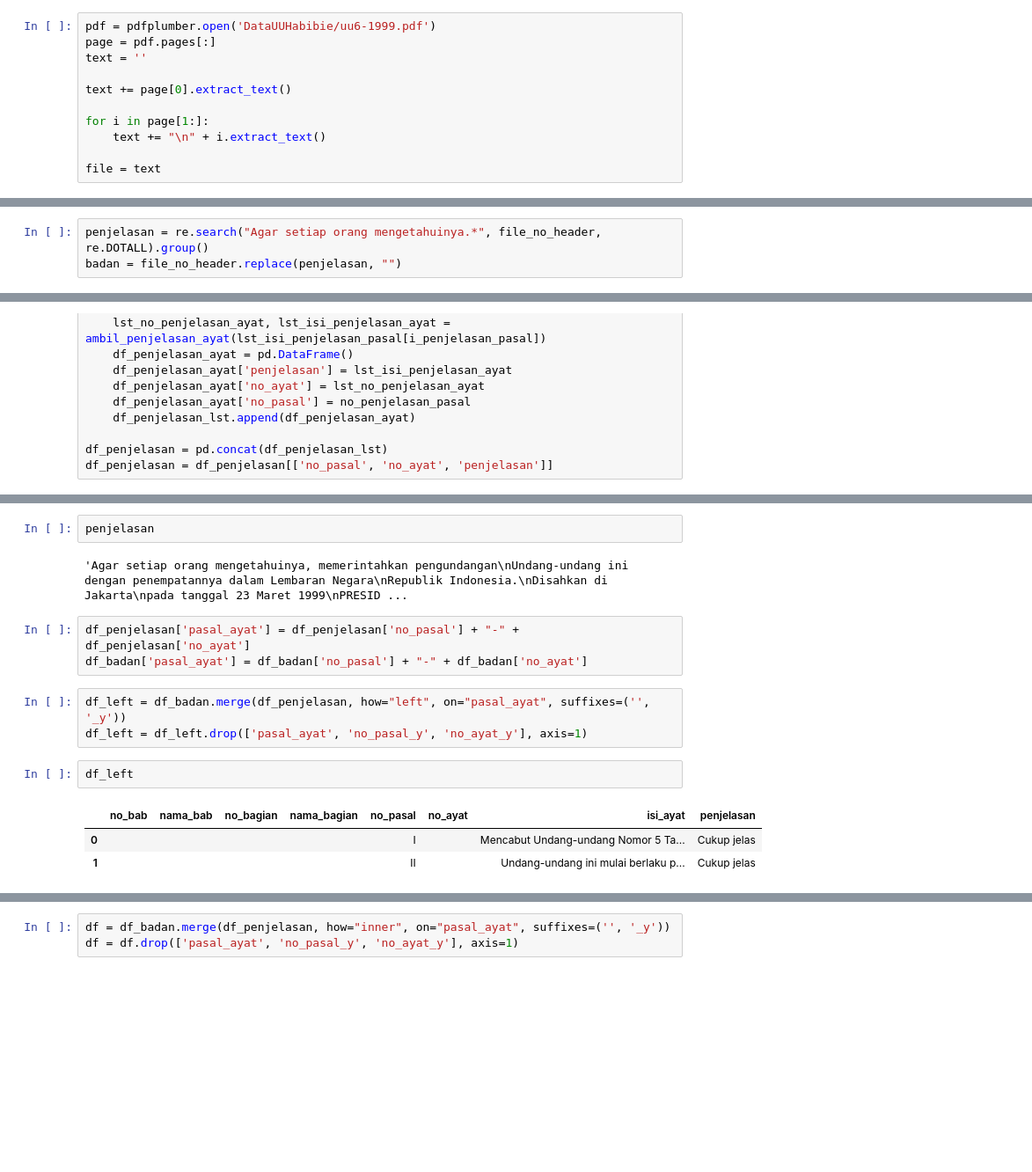
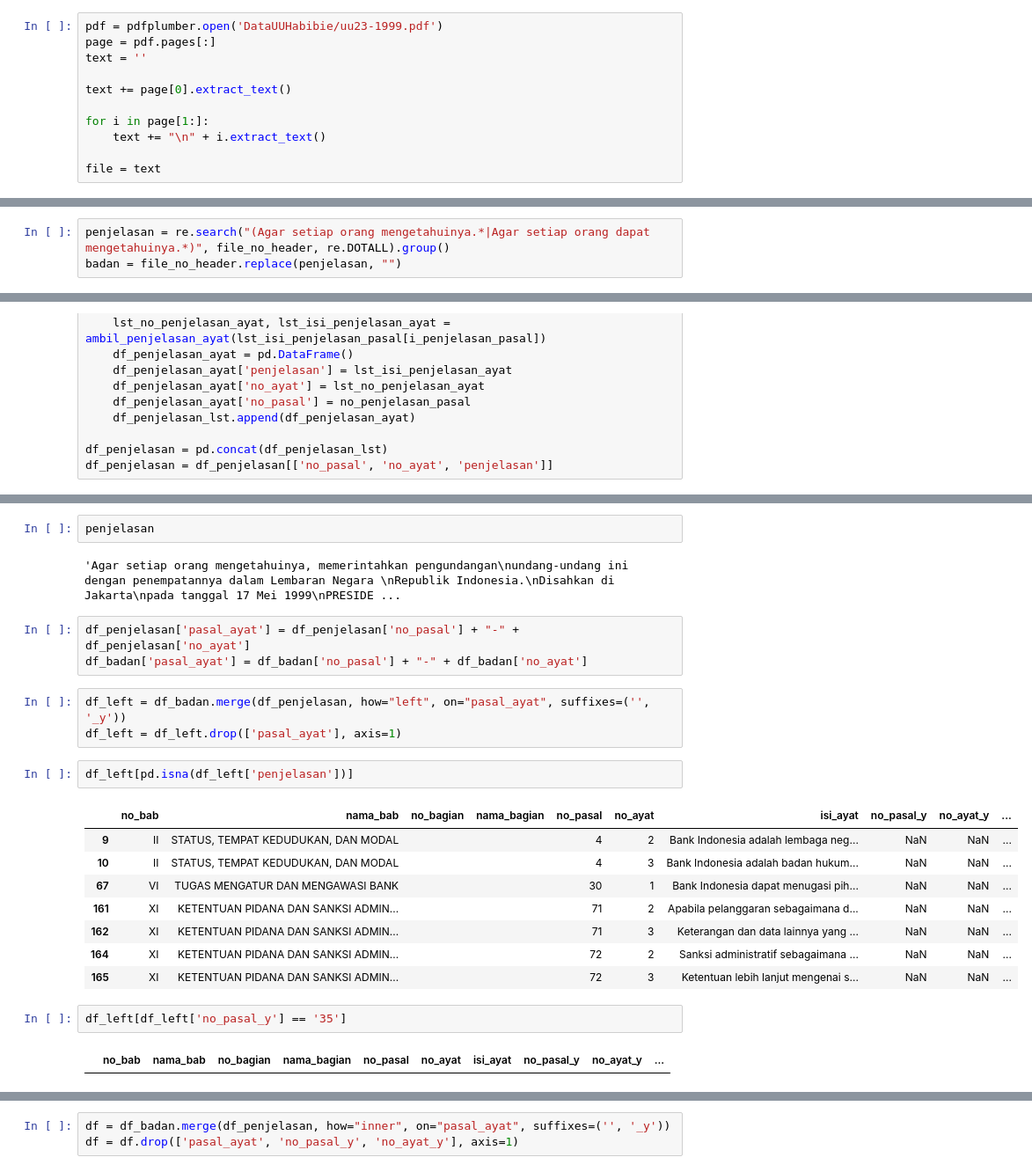
Before and after one commit to LemHS/TransformasiDataTextUU, a Jupyter notebook: uu8-1999.ipynb, the cells around one changed output, grey strips where cells are left out. Shown at 88% size. Saved outputs shown, nothing was run; the diff lists cells and outputs as text; blank space fills up the shorter version.

```diff
--- a/uu8-1999.ipynb
+++ b/uu8-1999.ipynb
@@ -3,7 +3,7 @@ import regex as re
 import pandas as pd
 import pdfplumber
 # %%
-pdf = pdfplumber.open('DataUUHabibie/uu6-1999.pdf')
+pdf = pdfplumber.open('DataUUHabibie/uu23-1999.pdf')
 page = pdf.pages[:]
 text = ''
 
@@ -34,7 +34,7 @@ file_no_header
 # %% [markdown]
 ## Pisah Penjelasan
 # %%
-penjelasan = re.search("Agar setiap orang mengetahuinya.*", file_no_header, re.DOTALL).group()
+penjelasan = re.search("(Agar setiap orang mengetahuinya.*|Agar setiap orang dapat mengetahuinya.*)", file_no_header, re.DOTALL).group()
 badan = file_no_header.replace(penjelasan, "")
 # %%
 penjelasan = re.sub("TAMBAHAN LEMBARAN NEGARA.*", "", penjelasan, flags=re.DOTALL)
@@ -305,18 +325,27 @@ df_penjelasan
 # %%
 penjelasan
 # %% [output]
-'Agar setiap orang mengetahuinya, memerintahkan pengundangan\nUndang-undang ini dengan penempatannya dalam Lembaran Negara\nRepublik Indonesia.\nDisahkan di Jakarta\npada tanggal 23 Maret 1999\nPRESID ...
+'Agar setiap orang mengetahuinya, memerintahkan pengundangan\nundang-undang ini dengan penempatannya dalam Lembaran Negara \nRepublik Indonesia.\nDisahkan di Jakarta\npada tanggal 17 Mei 1999\nPRESIDE ...
 # %%
 df_penjelasan['pasal_ayat'] = df_penjelasan['no_pasal'] + "-" + df_penjelasan['no_ayat']
 df_badan['pasal_ayat'] = df_badan['no_pasal'] + "-" + df_badan['no_ayat']
 # %%
 df_left = df_badan.merge(df_penjelasan, how="left", on="pasal_ayat", suffixes=('', '_y'))
-df_left = df_left.drop(['pasal_ayat', 'no_pasal_y', 'no_ayat_y'], axis=1)
+df_left = df_left.drop(['pasal_ayat'], axis=1)
 # %%
-df_left
+df_left[pd.isna(df_left['penjelasan'])]
 # %% [output]
-|  | no_bab | nama_bab | no_bagian | nama_bagian | no_pasal | no_ayat | isi_ayat | penjelasan |
-| 0 |  |  |  |  | I |  | Mencabut Undang-undang Nomor 5 Ta... | Cukup jelas |
-| 1 |  |  |  |  | II |  | Undang-undang ini mulai berlaku p... | Cukup jelas |
+|  | no_bab | nama_bab | no_bagian | nama_bagian | no_pasal | no_ayat | isi_ayat | no_pasal_y | no_ayat_y | ... |
+| 9 | II | STATUS, TEMPAT KEDUDUKAN, DAN MODAL |  |  | 4 | 2 | Bank Indonesia adalah lembaga neg... | NaN | NaN | ... |
+| 10 | II | STATUS, TEMPAT KEDUDUKAN, DAN MODAL |  |  | 4 | 3 | Bank Indonesia adalah badan hukum... | NaN | NaN | ... |
+| 67 | VI | TUGAS MENGATUR DAN MENGAWASI BANK |  |  | 30 | 1 | Bank Indonesia dapat menugasi pih... | NaN | NaN | ... |
+| 161 | XI | KETENTUAN PIDANA DAN SANKSI ADMIN... |  |  | 71 | 2 | Apabila pelanggaran sebagaimana d... | NaN | NaN | ... |
+| 162 | XI | KETENTUAN PIDANA DAN SANKSI ADMIN... |  |  | 71 | 3 | Keterangan dan data lainnya yang ... | NaN | NaN | ... |
+| 164 | XI | KETENTUAN PIDANA DAN SANKSI ADMIN... |  |  | 72 | 2 | Sanksi administratif sebagaimana ... | NaN | NaN | ... |
+| 165 | XI | KETENTUAN PIDANA DAN SANKSI ADMIN... |  |  | 72 | 3 | Ketentuan lebih lanjut mengenai s... | NaN | NaN | ... |
+# %%
+df_left[df_left['no_pasal_y'] == '35']
+# %% [output]
+|  | no_bab | nama_bab | no_bagian | nama_bagian | no_pasal | no_ayat | isi_ayat | no_pasal_y | no_ayat_y | ... |
 # %%
 df_right = df_badan.merge(df_penjelasan, how="right", on="pasal_ayat", suffixes=('', '_y'))
```
Also changed, not shown: parts of 9 cells of this notebook, 7 other files.
